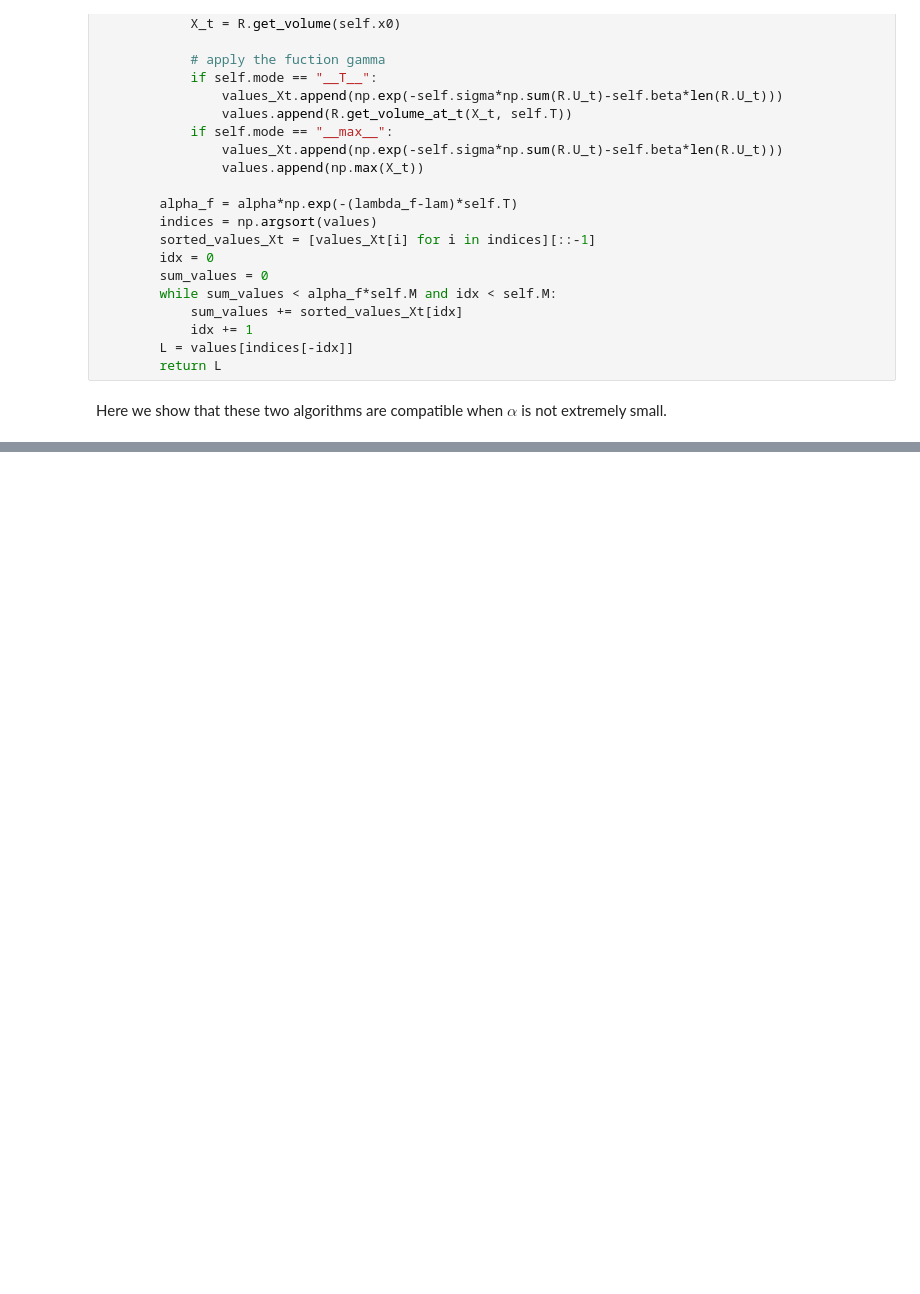
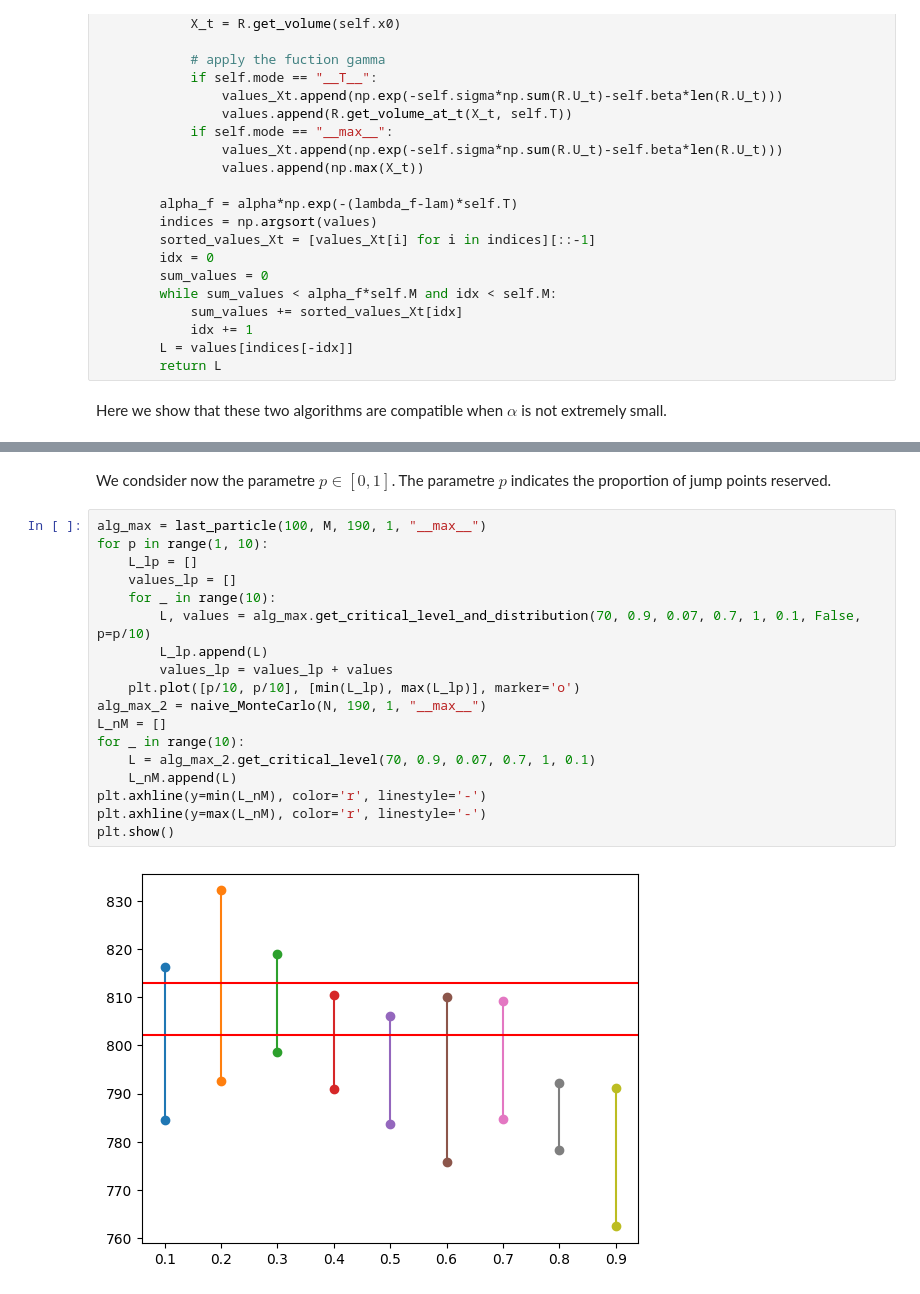
Before and after one commit to Zian-Chen/Barrages, a Jupyter notebook: projet.ipynb, the cells around one changed output, grey strips where cells are left out. Saved outputs shown, nothing was run; the diff lists cells and outputs as text; blank space fills up the shorter version.

```diff
--- a/projet.ipynb
+++ b/projet.ipynb
@@ -413,0 +422,22 @@ print(alg_T.get_critical_level_and_distribution(1, 0.9, 0.07, 0.7, 0.1, 0.0001))
+# %% [markdown]
+We condsider now the parametre $p\in[0,1]$. The parametre $p$ indicates the proportion of jump points reserved.
+# %%
+alg_max = last_particle(100, M, 190, 1, "__max__")
+for p in range(1, 10):
+    L_lp = []
+    values_lp = []
+    for _ in range(10):
+        L, values = alg_max.get_critical_level_and_distribution(70, 0.9, 0.07, 0.7, 1, 0.1, False, p=p/10)
+        L_lp.append(L)
+        values_lp = values_lp + values
+    plt.plot([p/10, p/10], [min(L_lp), max(L_lp)], marker='o')
+alg_max_2 = naive_MonteCarlo(N, 190, 1, "__max__")
+L_nM = []
+for _ in range(10):
+    L = alg_max_2.get_critical_level(70, 0.9, 0.07, 0.7, 1, 0.1)
+    L_nM.append(L)
+plt.axhline(y=min(L_nM), color='r', linestyle='-')
+plt.axhline(y=max(L_nM), color='r', linestyle='-')
+plt.show()
+# %% [output]
+[figure, added]
```
Also changed, not shown: parts of 11 cells of this notebook.
